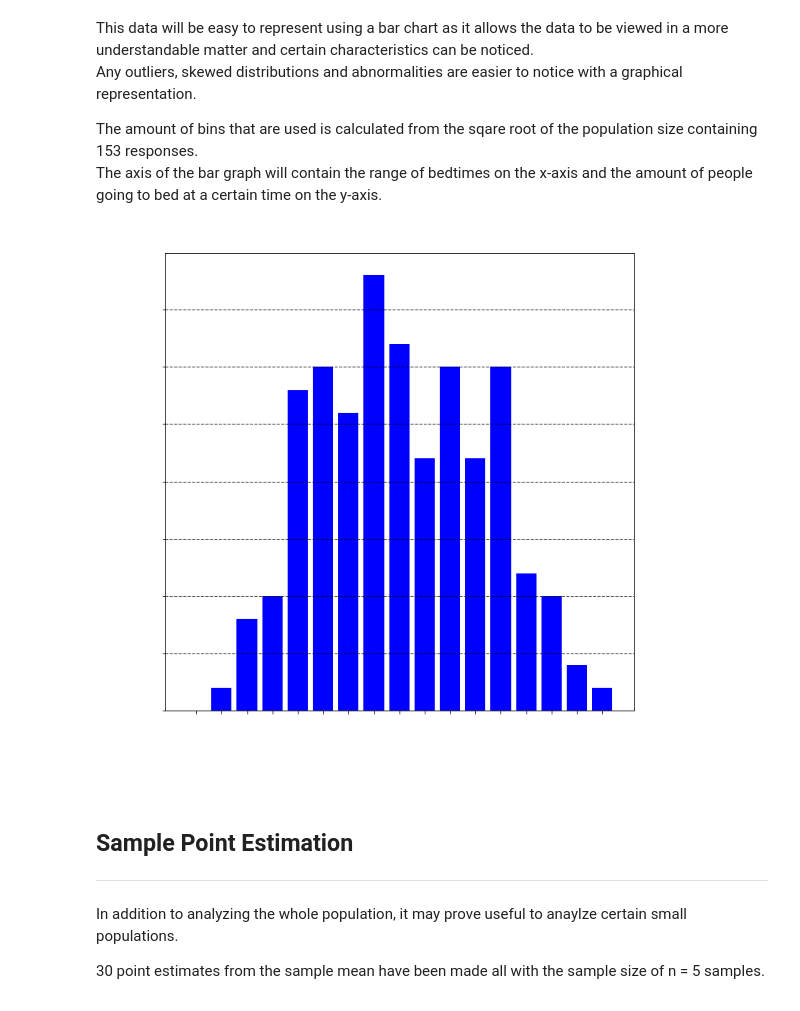
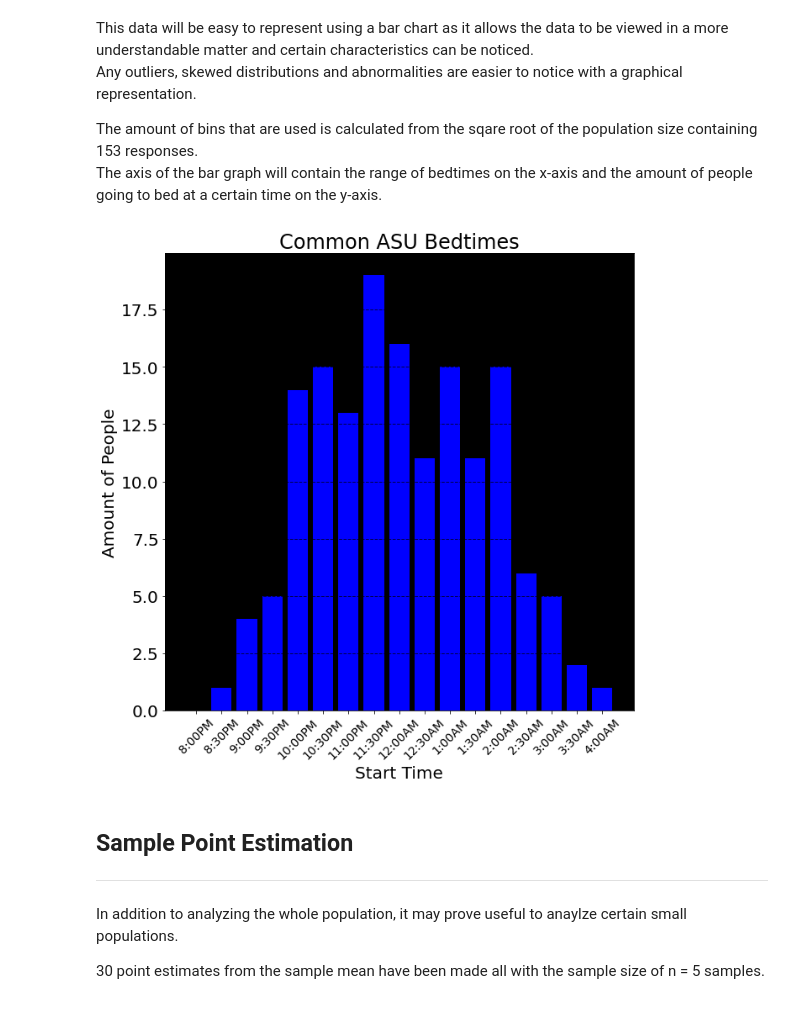
Before and after one commit to Markay12/SleepDataAnalysis, a Jupyter notebook: dataVisualization.ipynb, the cells around one changed output. Drawn from its saved outputs; the diff is of its cells as text; code cells hidden in the pictures.

```diff
--- a/dataVisualization.ipynb
+++ b/dataVisualization.ipynb
@@ -111,40 +111,40 @@ The axis of the bar graph will contain the range of bedtimes on the x-axis and t
 # %%
 import math
 
 #calculate the amount of bins
 bins = math.ceil(math.sqrt(153))
 time_range = ["8:00PM","8:30PM", "9:00PM", "9:30PM", "10:00PM", "10:30PM", "11:00PM", "11:30PM", "12:00AM", "12:30AM", "1:00AM", "1:30AM", "2:00AM", "2:30AM", "3:00AM", "3:30AM", "4:00AM"]
 occurences = [0, 1, 4, 5, 14, 15, 13, 19, 16, 11, 15, 11, 15, 6, 5, 2, 1]
 
 
 #import for visualization
 import matplotlib
 
 #display plot from notebook
 %matplotlib inline
 
 #import plot from matplotlib
 from matplotlib import pyplot as plt
 
 #change plot size
 plt.figure(figsize=(10,10))
 
 #create bar graph
 plt.bar(x=time_range, height=occurences, color='blue')
 
 #customize chart
-plt.title('Common ASU Bedtimes', fontsize=24, color='white')
-plt.xlabel('Start Time', color='white', fontsize=20)
-plt.axes().set_facecolor("white")
-plt.ylabel('Amount of People', fontsize=20, color='white')
+plt.title('Common ASU Bedtimes', fontsize=24, color='black')
+plt.xlabel('Start Time', color='black', fontsize=20)
+plt.axes().set_facecolor("black")
+plt.ylabel('Amount of People', fontsize=20, color='black')
 plt.grid(color="#000000", linestyle='--', linewidth=1, axis='y', alpha=0.7)
-plt.xticks(rotation=45, fontsize=14, color='white')
-plt.yticks(fontsize=20, color='white')
+plt.xticks(rotation=45, fontsize=14, color='black')
+plt.yticks(fontsize=20, color='black')
 
 #display plot
 plt.show()
 # %% [output]
-[figure, old version]
+[figure, new version]
 # %% [markdown]
 ## Sample Point Estimation
 ---
```
Also changed, not shown: parts of 1 cell of this notebook, 2 other files.
